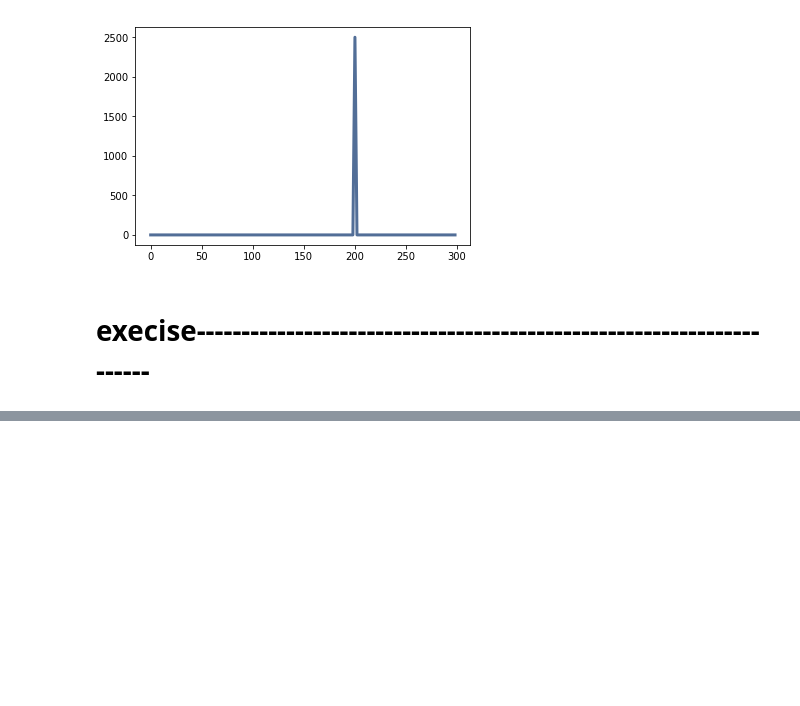
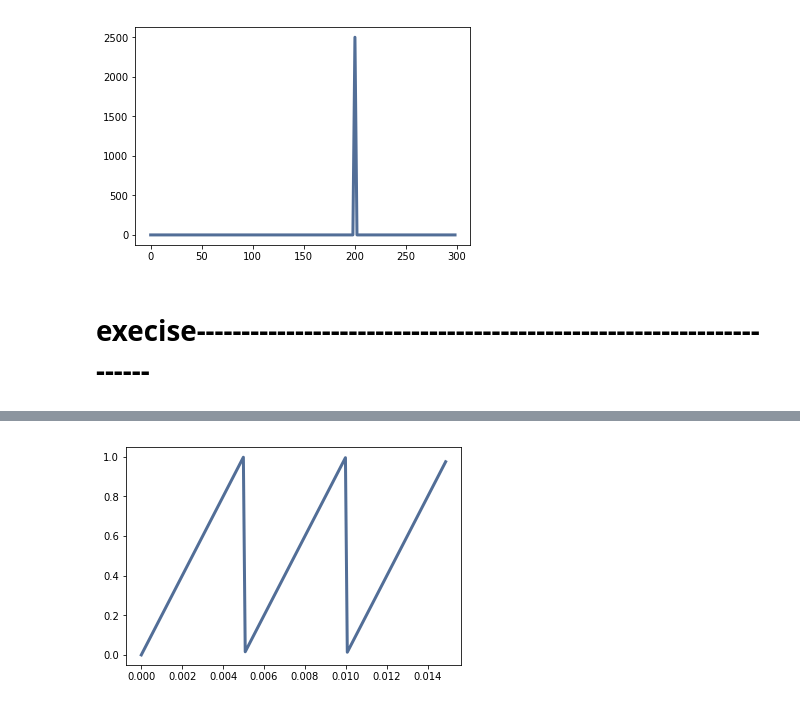
Before and after one commit to wangqiang1983/ThinkDSP, a Jupyter notebook: wangqiang1983_code/My-Chapter2.ipynb, the cells around one changed output, grey strips where cells are left out. Saved outputs shown, nothing was run; the diff lists cells and outputs as text; code cells hidden in the pictures; blank space fills up the shorter version.

```diff
--- a/wangqiang1983_code/My-Chapter2.ipynb
+++ b/wangqiang1983_code/My-Chapter2.ipynb
@@ -142,0 +144,15 @@ sig.plot()
+# %%
+from thinkdsp import PI2
+class SawtoothSignal(thinkdsp.Sinusoid):
+    def __init__(self,*parg, **kargs):
+        super(SawtoothSignal,self).__init__(*parg, **kargs)
+    def evaluate(self,ts):
+        cycles = self.freq * ts +self.offset/PI2
+        frac,_ = np.modf(cycles)
+        ys = frac
+        return ys
+
+sig = SawtoothSignal(200)
+sig.plot()
+# %% [output]
+[figure, added]
```
Also changed, not shown: parts of 7 cells of this notebook.
